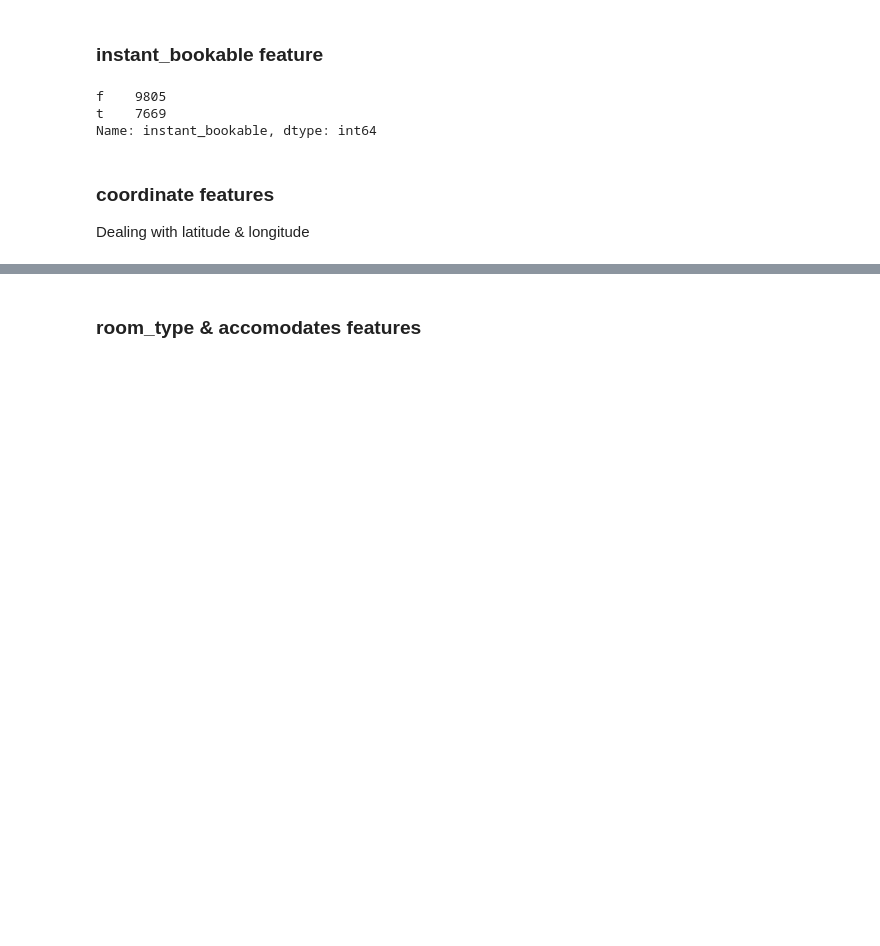
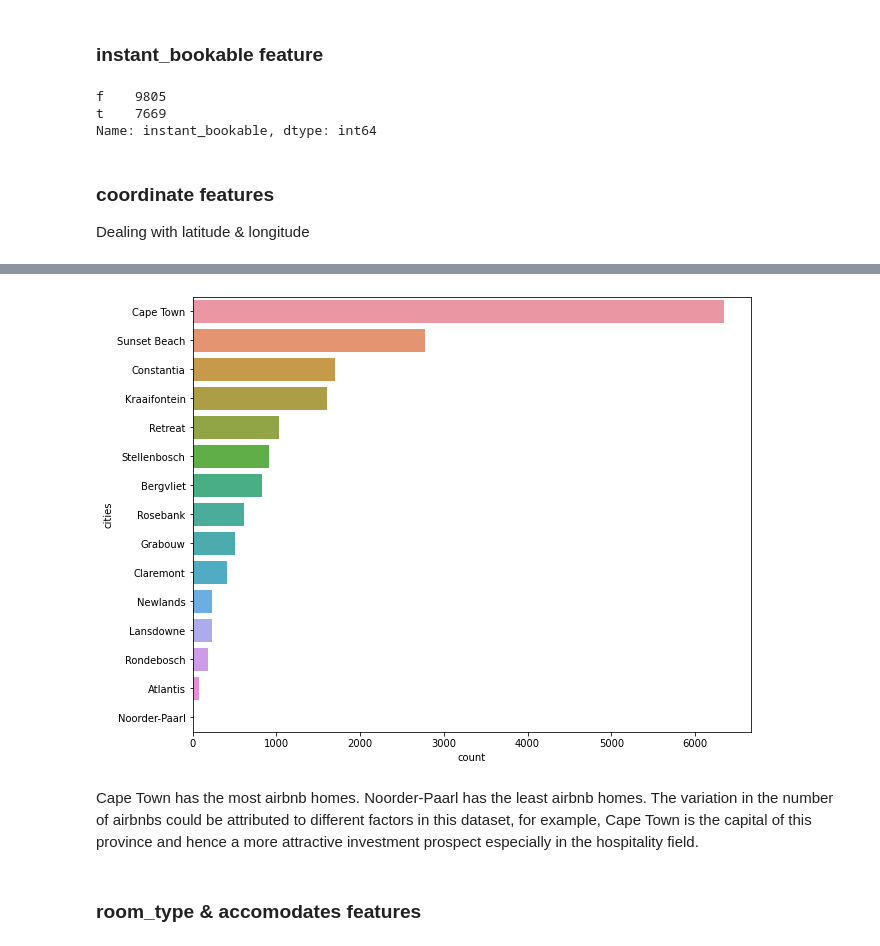
Before and after one commit to Nickimani/Airbnb_Project, a Jupyter notebook: Airbnb_Notebook.ipynb, the cells around one changed output, grey strips where cells are left out. Saved outputs shown, nothing was run; the diff lists cells and outputs as text; code cells hidden in the pictures; blank space fills up the shorter version.

Commit message:
Inserted cities feature

```diff
--- a/Airbnb_Notebook.ipynb
+++ b/Airbnb_Notebook.ipynb
@@ -576,0 +572,11 @@ Dealing with latitude & longitude
+# %%
+# loop to obtain name of cities
+cities= []
+for i in range(len(test)):
+  coordinates = (test['latitude'][i], test['longitude'][i])
+  geo_coord = rg.search(coordinates)
+  city = geo_coord[0]['name']
+  cities.append(city)
+  time.sleep(.001)
+
+cities[:10]
@@ -577,3 +594,21 @@ Dealing with latitude & longitude
+# %%
+with open('/content/drive/Shareddrives/CapStone/Data/cities.pkl', 'wb') as f:
+  pickle.dump(cities, f)
+# %%
+with open('/content/drive/Shareddrives/CapStone/Data/cities.pkl', 'rb') as f:
+  cities = pickle.load(f)
+# %%
+# merging to the listings dataframe, dropping longitudes and latitude
+listings_df.reset_index(inplace= True)
+listings_df['cities'] = cities
+listings_df.drop(columns= ['latitude', 'longitude'], inplace= True)
+# %%
+fig = plt.figure(figsize= (10, 8))
+sns.countplot(y= 'cities', data= listings_df, order= listings_df['cities'].value_counts().index);
+# %% [output]
+[figure, added]
+# %% [markdown]
+Cape Town has the most airbnb homes. Noorder-Paarl has the least airbnb homes. The variation in the number of airbnbs could be attributed to different factors in this dataset, for example, Cape Town is the capital of this province and hence a more attractive investment prospect especially in the hospitality field.
 # %% [markdown]
 ### room_type & accomodates features
 # %%
```
Also changed, not shown: parts of 37 cells of this notebook.
